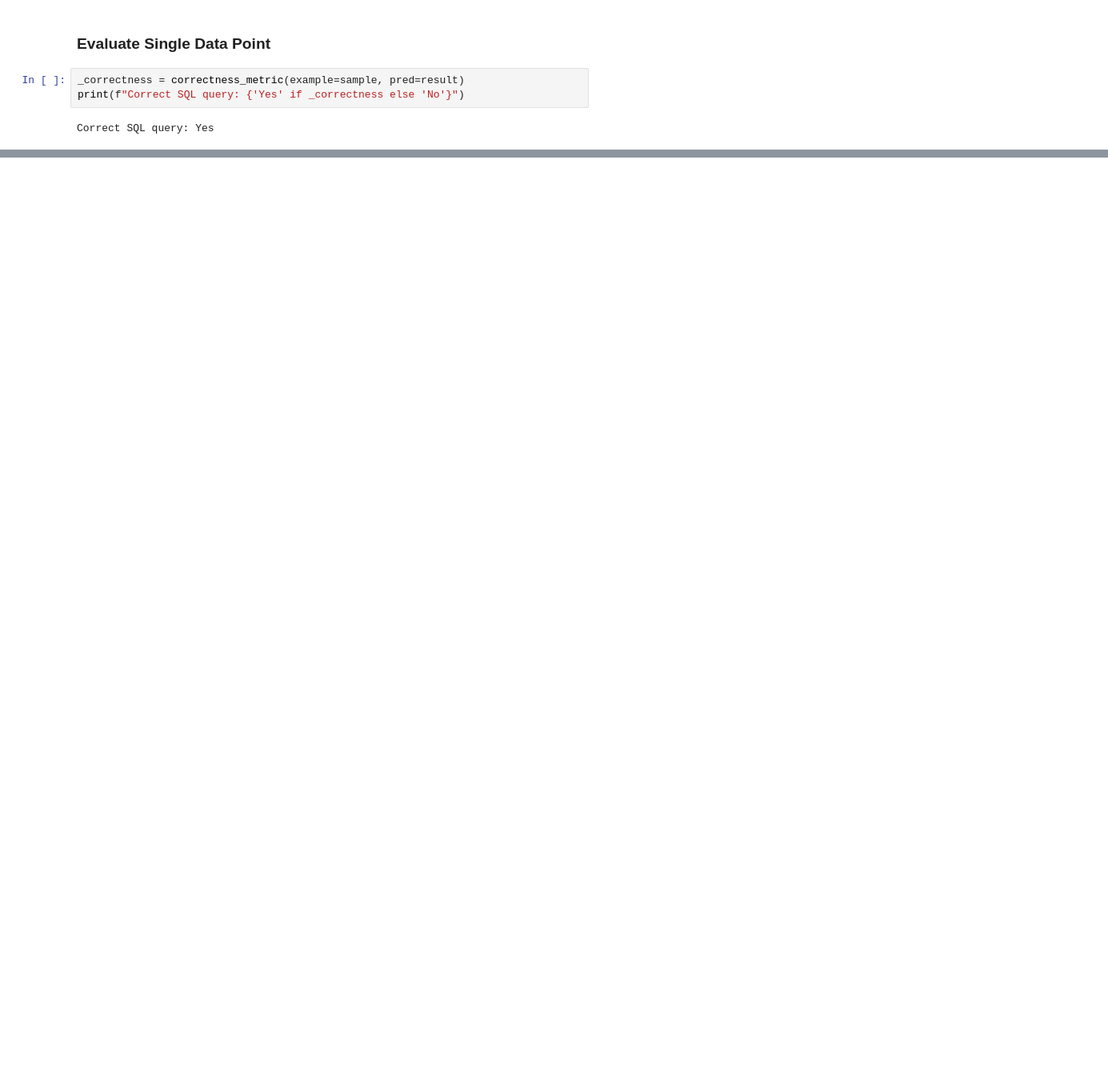
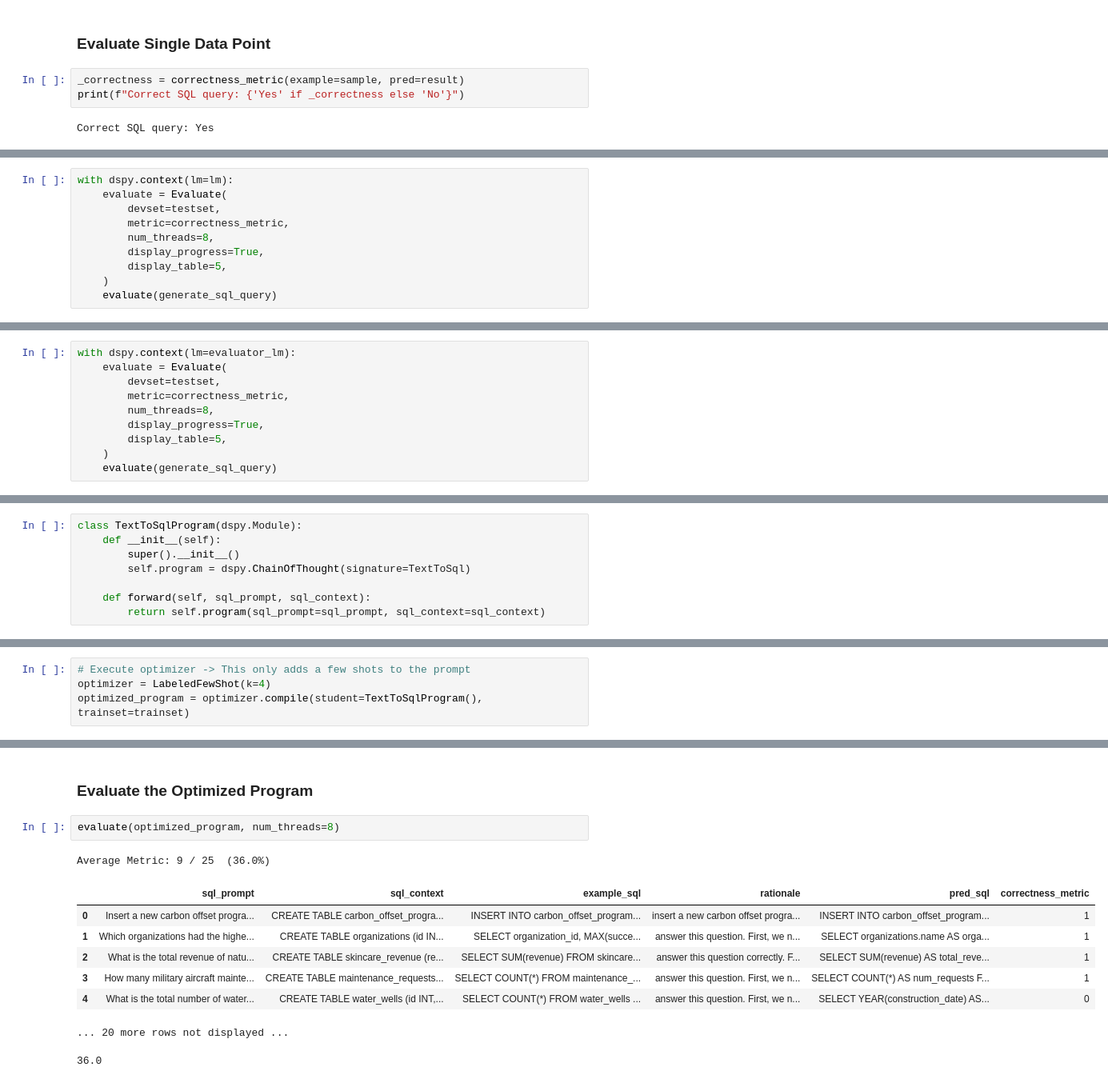
Before and after one commit to peterbull/permit-vector, a Jupyter notebook: nbs/240419_text_to_sql.ipynb, the cells around one changed output, grey strips where cells are left out. Shown at 80% size. Cells and saved outputs as stored; diff of their text form; blank space fills up the shorter version.

Commit message:
eval optimized program

```diff
--- a/nbs/240419_text_to_sql.ipynb
+++ b/nbs/240419_text_to_sql.ipynb
@@ -192,0 +225,10 @@ Yes/No: Yes
+# %%
+with dspy.context(lm=lm):
+    evaluate = Evaluate(
+        devset=testset,
+        metric=correctness_metric,
+        num_threads=8,
+        display_progress=True,
+        display_table=5,
+    )
+    evaluate(generate_sql_query)
@@ -192,0 +246,10 @@ Yes/No: Yes
+# %%
+with dspy.context(lm=evaluator_lm):
+    evaluate = Evaluate(
+        devset=testset,
+        metric=correctness_metric,
+        num_threads=8,
+        display_progress=True,
+        display_table=5,
+    )
+    evaluate(generate_sql_query)
@@ -192,0 +269,8 @@ Yes/No: Yes
+# %%
+class TextToSqlProgram(dspy.Module):
+    def __init__(self):
+        super().__init__()
+        self.program = dspy.ChainOfThought(signature=TextToSql)
+
+    def forward(self, sql_prompt, sql_context):
+        return self.program(sql_prompt=sql_prompt, sql_context=sql_context)
@@ -192,0 +279,4 @@ Yes/No: Yes
+# %%
+# Execute optimizer -> This only adds a few shots to the prompt
+optimizer = LabeledFewShot(k=4)
+optimized_program = optimizer.compile(student=TextToSqlProgram(), trainset=trainset)
@@ -192,0 +310,14 @@ Yes/No: Yes
+# %% [markdown]
+### Evaluate the Optimized Program
+# %%
+evaluate(optimized_program, num_threads=8)
+# %% [output]
+Average Metric: 9 / 25  (36.0%)
+|  | sql_prompt | sql_context | example_sql | rationale | pred_sql | correctness_metric |
+| 0 | Insert a new carbon offset progra... | CREATE TABLE carbon_offset_progra... | INSERT INTO carbon_offset_program... | insert a new carbon offset progra... | INSERT INTO carbon_offset_program... | 1 |
+| 1 | Which organizations had the highe... | CREATE TABLE organizations (id IN... | SELECT organization_id, MAX(succe... | answer this question. First, we n... | SELECT organizations.name AS orga... | 1 |
+| 2 | What is the total revenue of natu... | CREATE TABLE skincare_revenue (re... | SELECT SUM(revenue) FROM skincare... | answer this question correctly. F... | SELECT SUM(revenue) AS total_reve... | 1 |
+| 3 | How many military aircraft mainte... | CREATE TABLE maintenance_requests... | SELECT COUNT(*) FROM maintenance_... | answer this question. First, we n... | SELECT COUNT(*) AS num_requests F... | 1 |
+| 4 | What is the total number of water... | CREATE TABLE water_wells (id INT,... | SELECT COUNT(*) FROM water_wells ... | answer this question. First, we n... | SELECT YEAR(construction_date) AS... | 0 |
+... 20 more rows not displayed ...
+36.0
```
Also changed, not shown: parts of 23 cells of this notebook.
